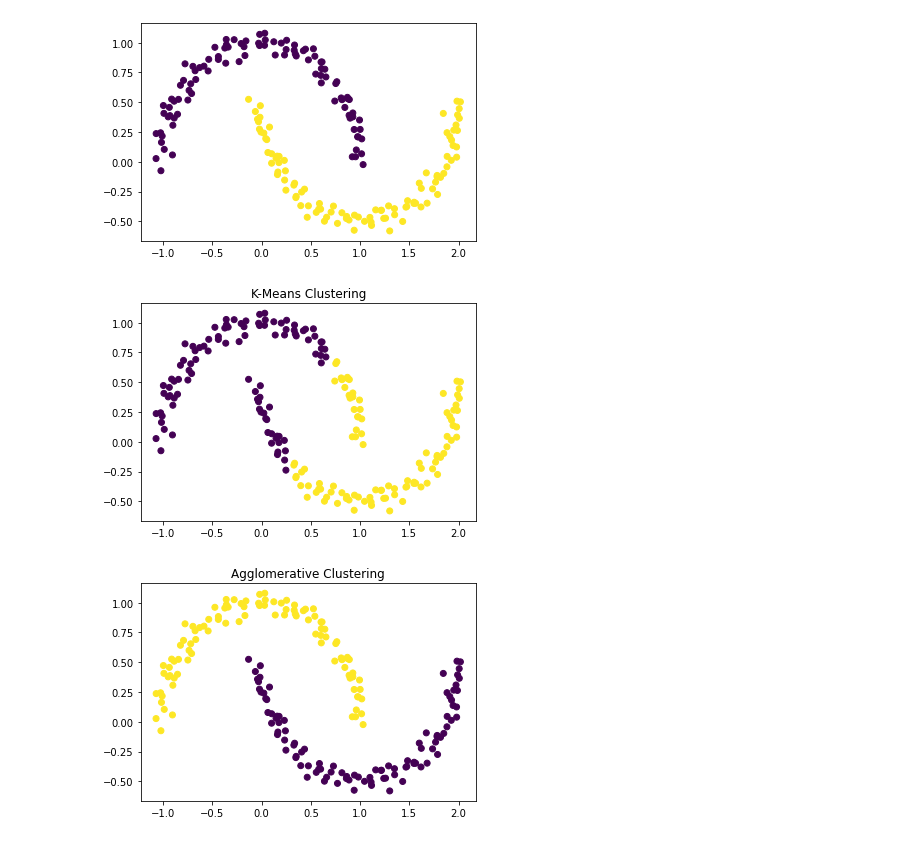
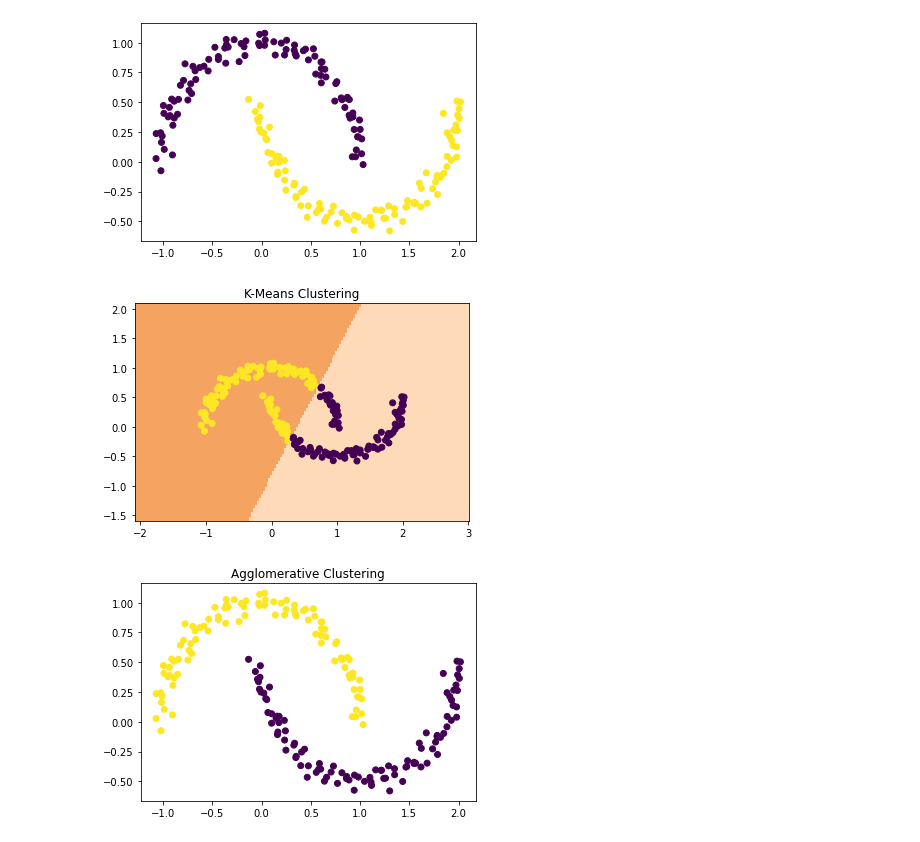
Before and after one commit to yogesh-shrestha/ML_Algorithms_Examples, a Jupyter notebook: 07_clustering/01_kmeans_agglomerative_gaussian.ipynb, the cells around one changed output. Drawn from its saved outputs; the diff is of its cells as text; code cells hidden in the pictures.

```diff
--- a/07_clustering/01_kmeans_agglomerative_gaussian.ipynb
+++ b/07_clustering/01_kmeans_agglomerative_gaussian.ipynb
@@ -140,13 +157,24 @@ _ = ax.scatter(X[:, 0], X[:, 1], c=y)
 # %% [output]
 [figure]
 # %%
-pred_clusters = KMeans(n_clusters=2).fit_predict(X)
+import matplotlib.colors as mcolors
 
+model = KMeans(n_clusters=2).fit(X)
+pred_clusters = model.predict(X)
 fig, ax = plt.subplots()
+
+x_min, x_max = X[:,0].min()-1, X[:,0].max()+1
+y_min, y_max = X[:,1].min()-1, X[:,1].max()+1
+xx, yy = np.meshgrid(np.arange(x_min, x_max, 0.03), np.arange(y_min, y_max, 0.03))
+X_new = np.c_[xx.ravel(), yy.ravel()]
+Z = model.predict(X_new).reshape(xx.shape)
+cmap_light = mcolors.ListedColormap([ 'peachpuff', 'sandybrown'])
+_ = ax.pcolormesh(xx, yy, Z, cmap=cmap_light,  shading='auto')
+
 _ = ax.scatter(X[:, 0], X[:, 1], c=pred_clusters)
 _ = ax.set_title("K-Means Clustering")
 # %% [output]
-[figure, old version]
+[figure, new version]
 # %%
 from sklearn.cluster import AgglomerativeClustering
 
```
Also changed, not shown: parts of 5 cells of this notebook, 2 other files.
